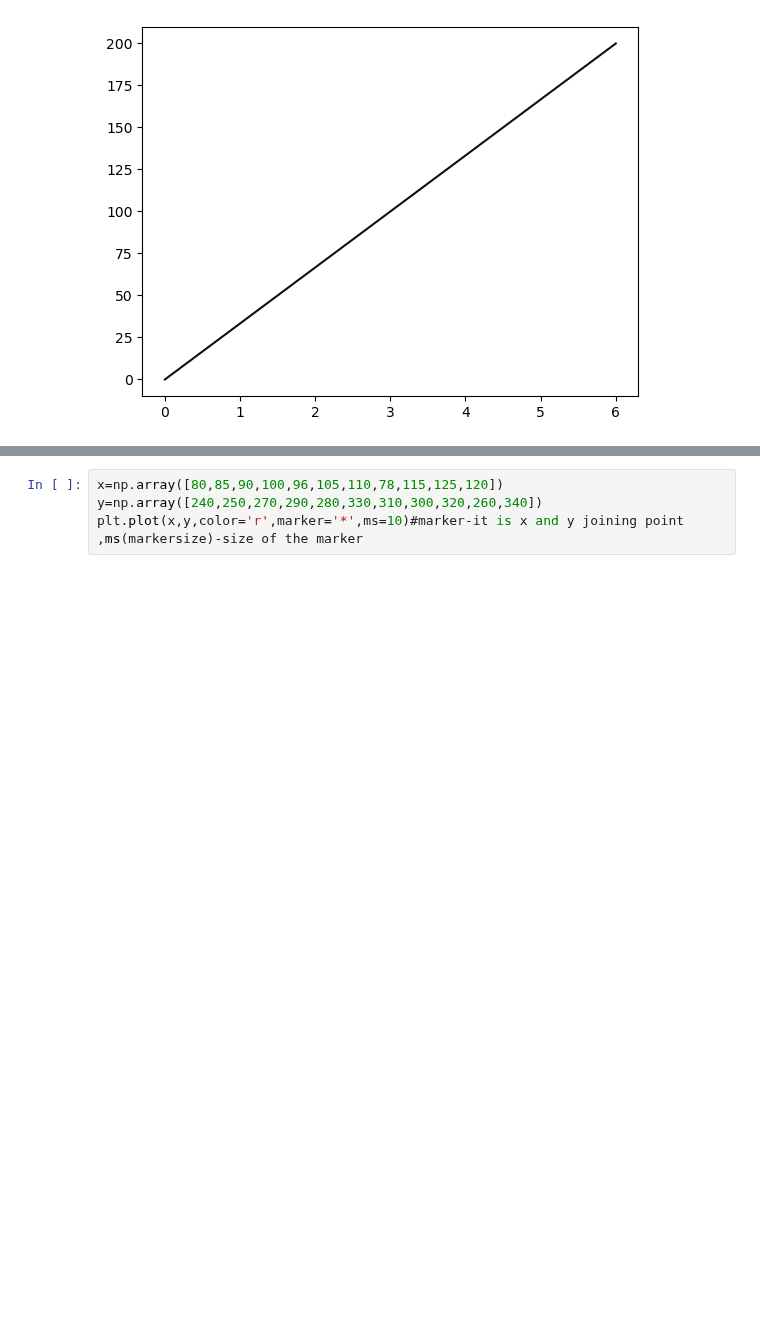
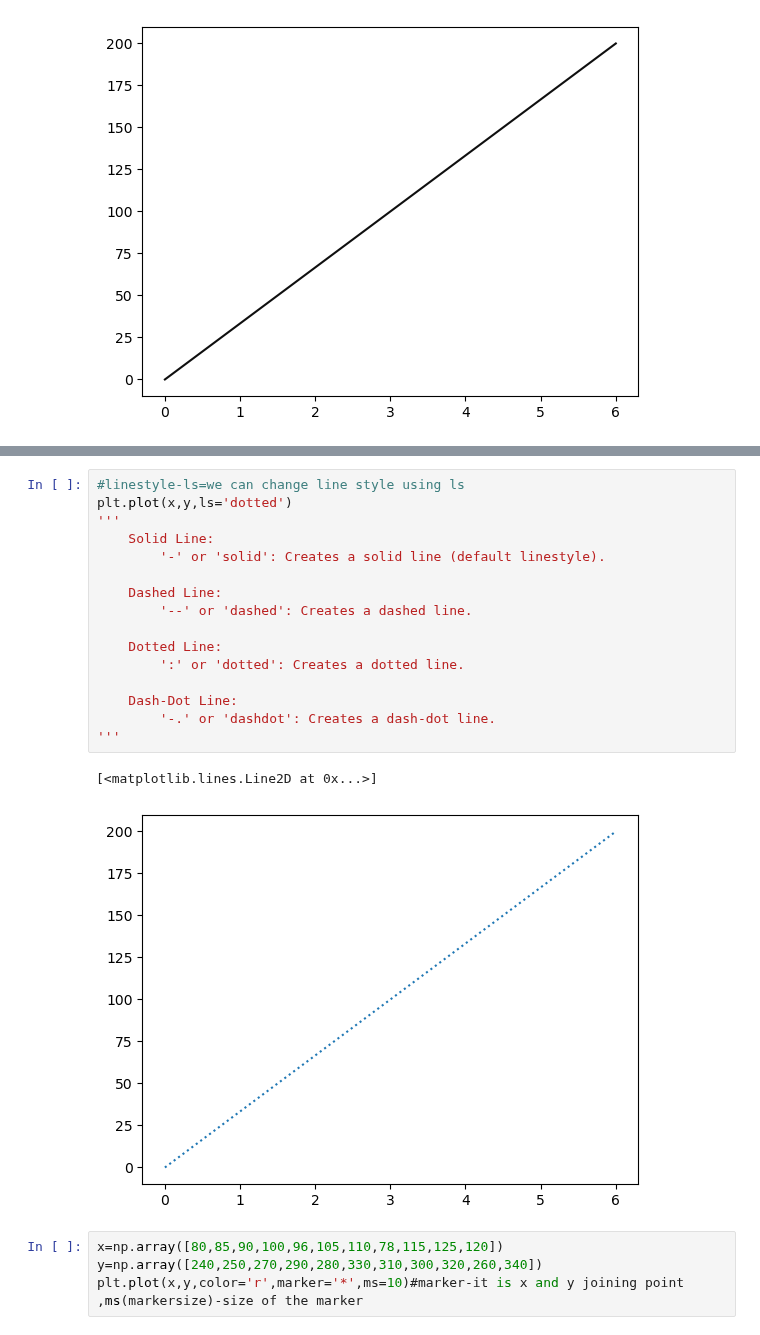
Before and after one commit to Karthik6622/PYTHON, a Jupyter notebook: Matplotlib_Practise_files/Matplotlib-Basics.ipynb, the cells around one changed output, grey strips where cells are left out. Saved outputs shown, nothing was run; the diff lists cells and outputs as text; blank space fills up the shorter version.

Commit message:
Changed Matplotlibfiles

```diff
--- a/Matplotlib_Practise_files/Matplotlib-Basics.ipynb
+++ b/Matplotlib_Practise_files/Matplotlib-Basics.ipynb
@@ -43,3 +44,22 @@ plt.plot(x,y,'g')
+# %%
+#linestyle-ls=we can change line style using ls
+plt.plot(x,y,ls='dotted')
+'''
+    Solid Line:
+        '-' or 'solid': Creates a solid line (default linestyle).
+
+    Dashed Line:
+        '--' or 'dashed': Creates a dashed line.
+
+    Dotted Line:
+        ':' or 'dotted': Creates a dotted line.
+
+    Dash-Dot Line:
+        '-.' or 'dashdot': Creates a dash-dot line.
+'''
+# %% [output]
+[<matplotlib.lines.Line2D at 0x...>]
+[figure, added]
 # %%
 x=np.array([80,85,90,100,96,105,110,78,115,125,120])
 y=np.array([240,250,270,290,280,330,310,300,320,260,340])
```
Also changed, not shown: parts of 1 cell of this notebook, 5 other files.
